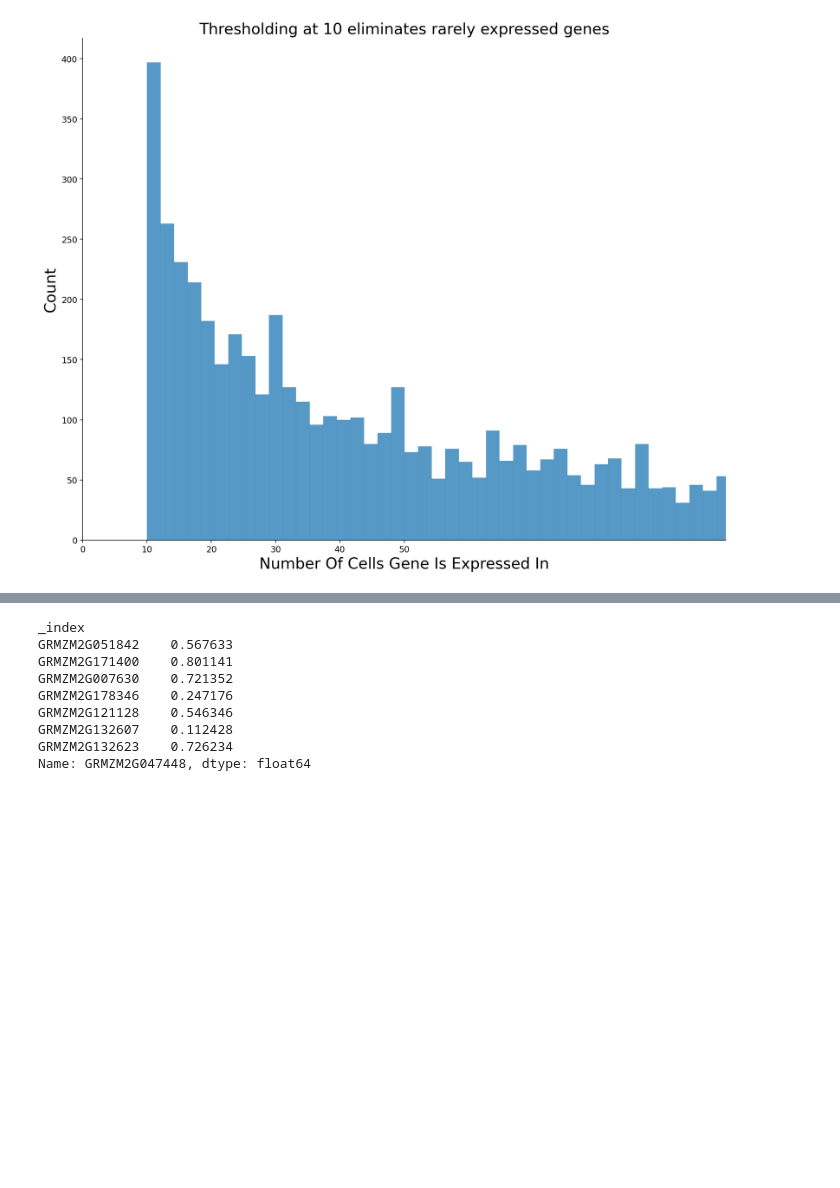
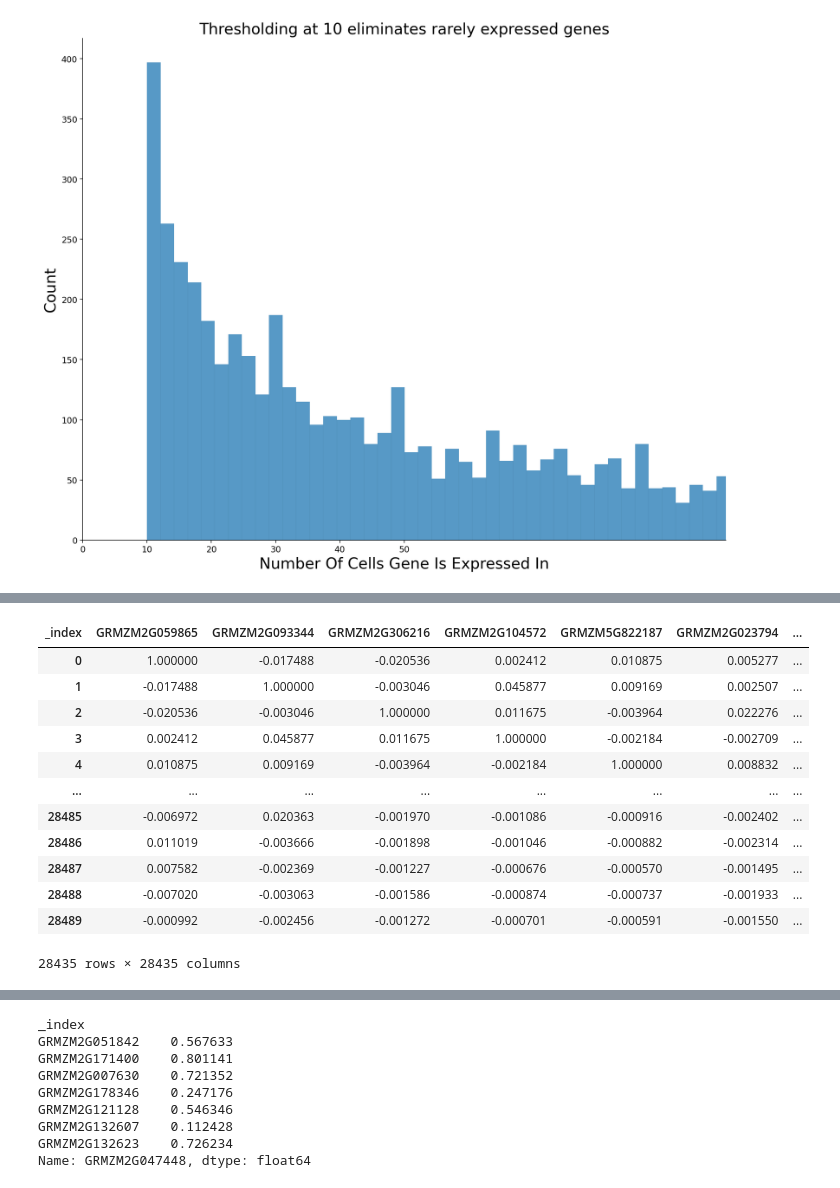
Before and after one commit to mikepassal/Jack_and_Dave_Maize_Meristem, a Jupyter notebook: attempting_to_fix_correlation_of_wuschel_cells.ipynb, the cells around one changed output, grey strips where cells are left out. Saved outputs shown, nothing was run; the diff lists cells and outputs as text; code cells hidden in the pictures; blank space fills up the shorter version.

```diff
--- a/attempting_to_fix_correlation_of_wuschel_cells.ipynb
+++ b/attempting_to_fix_correlation_of_wuschel_cells.ipynb
@@ -430,0 +498,3 @@ plt.yticks(fontsize = 11)
+# %%
+maize_single_cell_dense = pd.DataFrame(index = maize_single_cell.obs.index, columns = maize_single_cell.var.index, data = maize_single_cell.X.todense())
+maize_single_cell_dense
@@ -431,3 +532,23 @@ plt.yticks(fontsize = 11)
+# %%
+ultra_fast_corr = pd.DataFrame(np.corrcoef(maize_single_cell_dense.values, rowvar=False), columns=maize_single_cell_dense.columns)
+# %%
+ultra_fast_corr = ultra_fast_corr.dropna(axis = 0, how = 'all')
+ultra_fast_corr = ultra_fast_corr.dropna(axis = 1, how = 'all')
+ultra_fast_corr
+# %% [output]
+| _index | GRMZM2G059865 | GRMZM2G093344 | GRMZM2G306216 | GRMZM2G104572 | GRMZM5G822187 | GRMZM2G023794 | ... |
+| 0 | 1.000000 | -0.017488 | -0.020536 | 0.002412 | 0.010875 | 0.005277 | ... |
+| 1 | -0.017488 | 1.000000 | -0.003046 | 0.045877 | 0.009169 | 0.002507 | ... |
+| 2 | -0.020536 | -0.003046 | 1.000000 | 0.011675 | -0.003964 | 0.022276 | ... |
+| 3 | 0.002412 | 0.045877 | 0.011675 | 1.000000 | -0.002184 | -0.002709 | ... |
+| 4 | 0.010875 | 0.009169 | -0.003964 | -0.002184 | 1.000000 | 0.008832 | ... |
+| ... | ... | ... | ... | ... | ... | ... | ... |
+| 28485 | -0.006972 | 0.020363 | -0.001970 | -0.001086 | -0.000916 | -0.002402 | ... |
+| 28486 | 0.011019 | -0.003666 | -0.001898 | -0.001046 | -0.000882 | -0.002314 | ... |
+| 28487 | 0.007582 | -0.002369 | -0.001227 | -0.000676 | -0.000570 | -0.001495 | ... |
+| 28488 | -0.007020 | -0.003063 | -0.001586 | -0.000874 | -0.000737 | -0.001933 | ... |
+| 28489 | -0.000992 | -0.002456 | -0.001272 | -0.000701 | -0.000591 | -0.001550 | ... |
+28435 rows × 28435 columns
 # %%
 all_cells_cells_correlation = sparse_corr(maize_single_cell.X)
 all_cells_cells_correlation = pd.DataFrame(data = all_cells_cells_correlation, columns = maize_single_cell.var.index, index = maize_single_cell.var.index)
```
Also changed, not shown: parts of 9 cells of this notebook.
